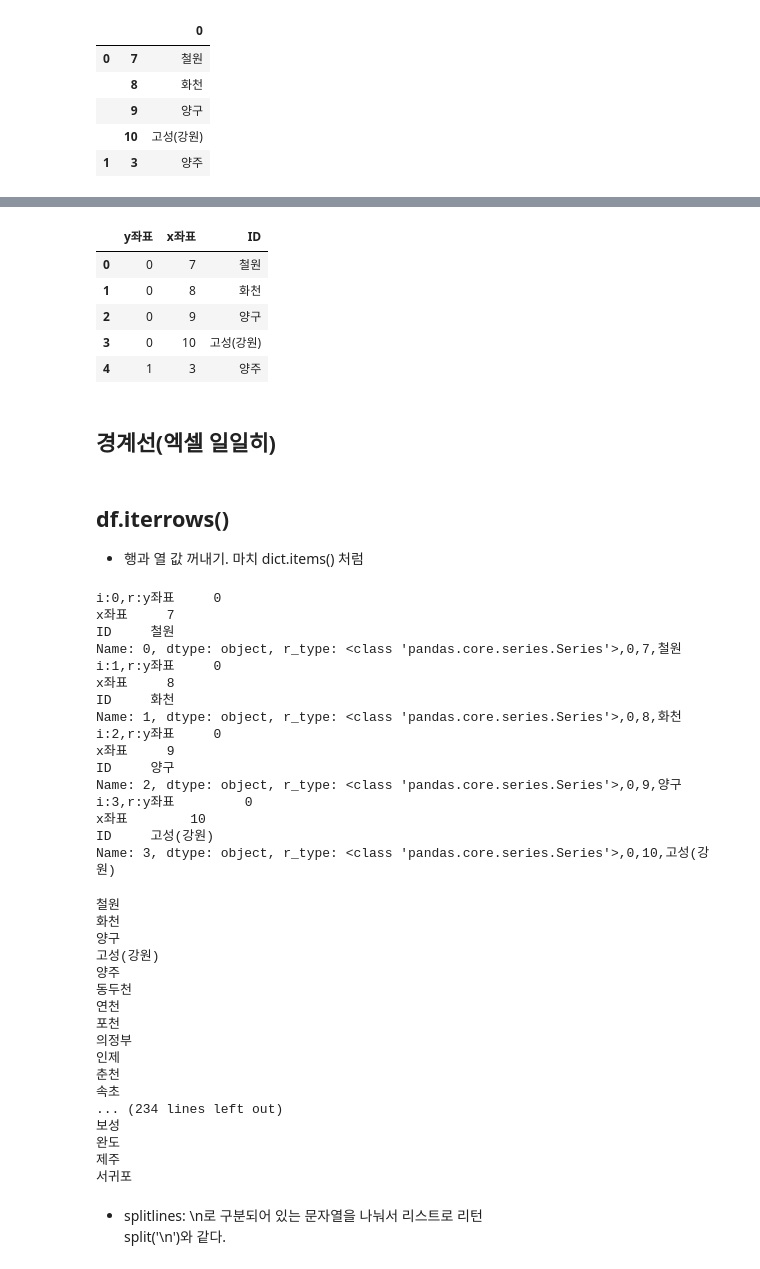
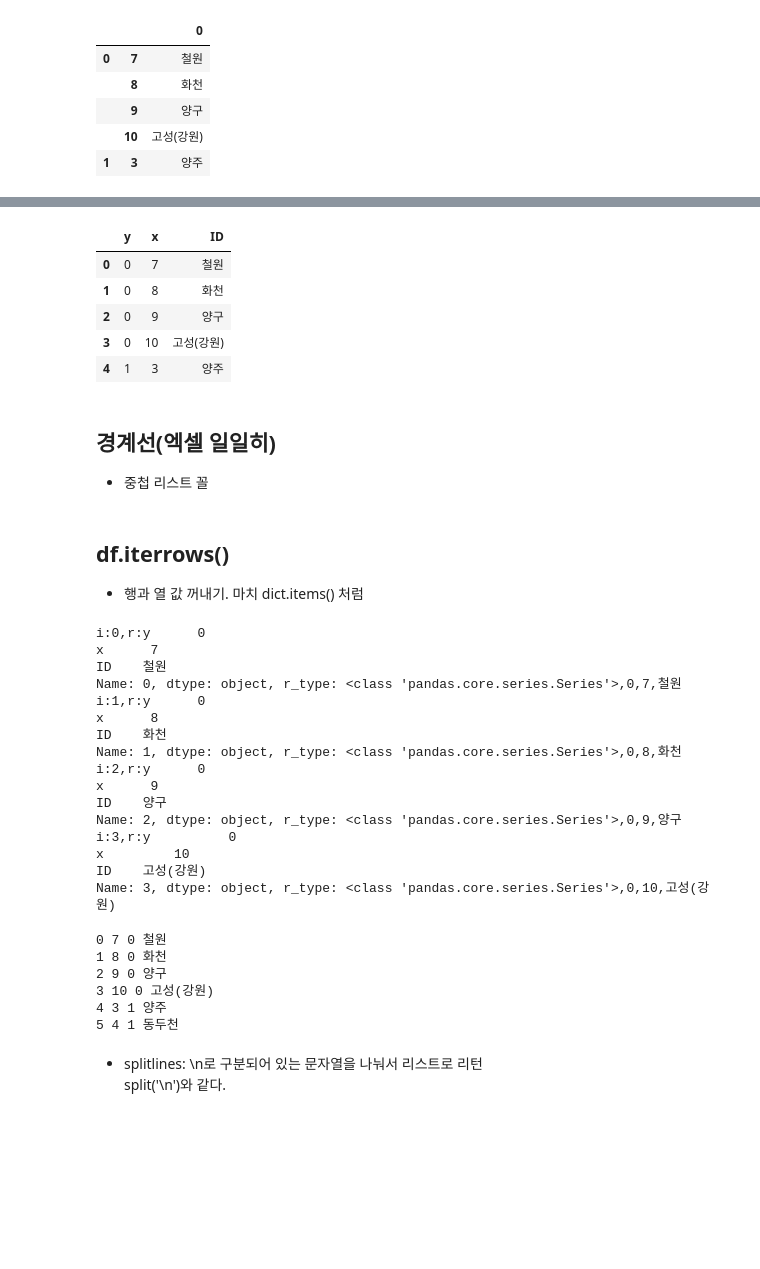
Before and after one commit to beegramin9/Python-DataScience-Hoseo-ProjectData, a Jupyter notebook: Ch5_Cartogram/3_카토그램.ipynb, the cells around one changed output, grey strips where cells are left out. Drawn from its saved outputs; the diff is of its cells as text; code cells hidden in the pictures; blank space fills up the shorter version.

```diff
--- a/Ch5_Cartogram/3_카토그램.ipynb
+++ b/Ch5_Cartogram/3_카토그램.ipynb
@@ -41,13 +37,13 @@ korea_stacked.head()
 # %%
 korea_stacked.rename(columns={
-    'level_0':'y좌표',
-    'level_1':'x좌표',
+    'level_0':'y',
+    'level_1':'x',
     0:'ID'
 },inplace=True)
 draw_korea = korea_stacked.copy()
 draw_korea.head()
 # %% [output]
-|  | y좌표 | x좌표 | ID |
+|  | y | x | ID |
 | 0 | 0 | 7 | 철원 |
 | 1 | 0 | 8 | 화천 |
 | 2 | 0 | 9 | 양구 |
@@ -55,3 +51,4 @@ draw_korea.head()
 | 4 | 1 | 3 | 양주 |
 # %% [markdown]
 ## 경계선(엑셀 일일히)
+- 중첩 리스트 꼴
@@ -84,43 +102,38 @@ for i, r in draw_korea.iterrows():
     if i == 3:
         break
 # %% [output]
-i:0,r:y좌표     0
-x좌표     7
-ID     철원
+i:0,r:y      0
+x      7
+ID    철원
 Name: 0, dtype: object, r_type: <class 'pandas.core.series.Series'>,0,7,철원
-i:1,r:y좌표     0
-x좌표     8
-ID     화천
+i:1,r:y      0
+x      8
+ID    화천
 Name: 1, dtype: object, r_type: <class 'pandas.core.series.Series'>,0,8,화천
-i:2,r:y좌표     0
-x좌표     9
-ID     양구
+i:2,r:y      0
+x      9
+ID    양구
 Name: 2, dtype: object, r_type: <class 'pandas.core.series.Series'>,0,9,양구
-i:3,r:y좌표         0
-x좌표        10
-ID     고성(강원)
+i:3,r:y          0
+x         10
+ID    고성(강원)
 Name: 3, dtype: object, r_type: <class 'pandas.core.series.Series'>,0,10,고성(강원)
 # %%
 for idx, row in draw_korea.iterrows():
-    print(row[2])
+    print(idx,
+     row[1], # x좌표
+     row[0], # y좌표
+     row[2], # 지역 이름
+     )
+    if idx == 5:
+         break
 # %% [output]
-철원
-화천
-양구
-고성(강원)
-양주
-동두천
-연천
-포천
-의정부
-인제
-춘천
-속초
-... (234 lines left out)
-보성
-완도
-제주
-서귀포
+0 7 0 철원
+1 8 0 화천
+2 9 0 양구
+3 10 0 고성(강원)
+4 3 1 양주
+5 4 1 동두천
 # %% [markdown]
 - splitlines: \n로 구분되어 있는 문자열을 나눠서 리스트로 리턴 <br>
 split('\n')와 같다.
```
Also changed, not shown: parts of 37 cells of this notebook, 9 other files.
